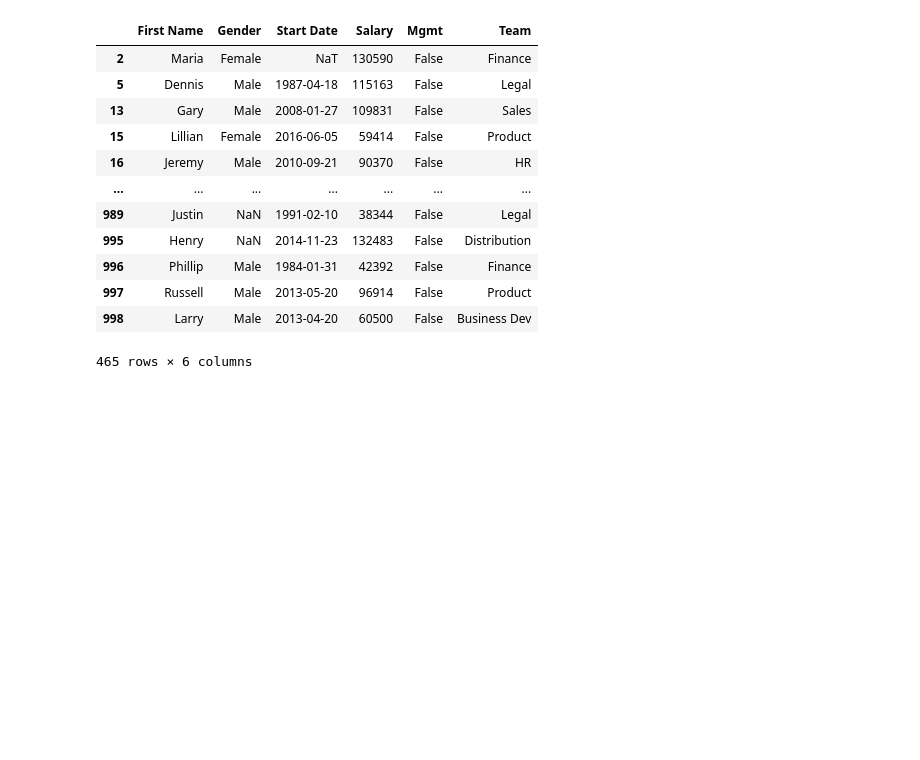
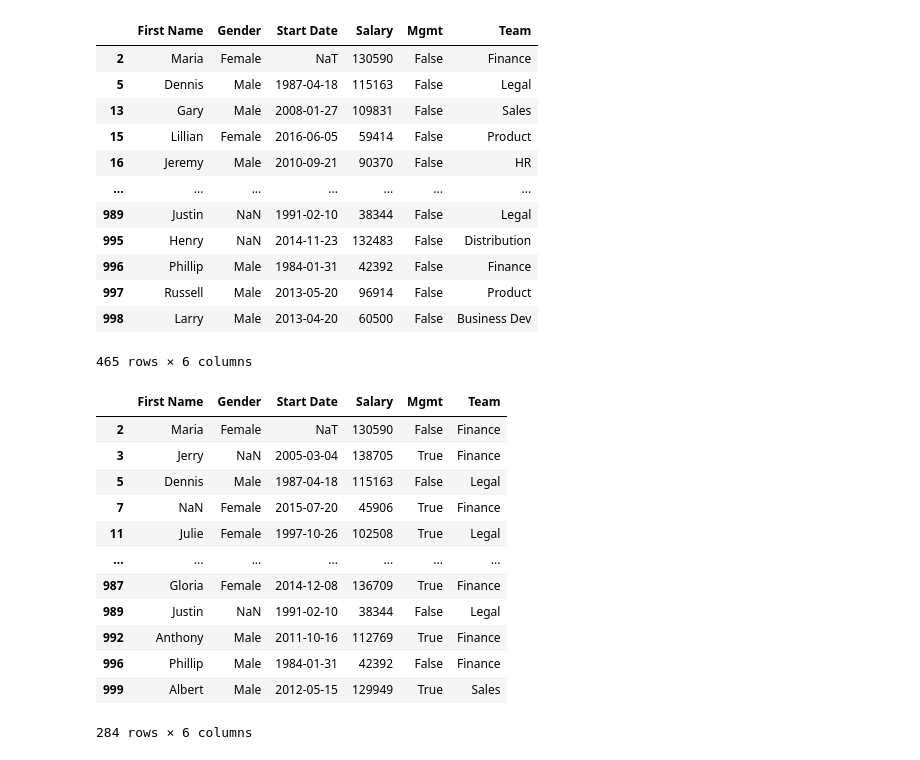
Before and after one commit to pranjalkaushik-git/pandas-in-action, a Jupyter notebook: notebooks/2. Filtering Dataframes.ipynb, the cells around one changed output. Cells and saved outputs as stored; diff of their text form; code cells hidden in the pictures; blank space fills up the shorter version.

```diff
--- a/notebooks/2. Filtering Dataframes.ipynb
+++ b/notebooks/2. Filtering Dataframes.ipynb
@@ -300,3 +300,8 @@ emp[~is_manager]
 | 997 | Russell | Male | 2013-05-20 | 96914 | False | Product |
 | 998 | Larry | Male | 2013-04-20 | 60500 | False | Business Dev |
 465 rows × 6 columns
+# %%
+#using isin method
+sales = emp['Team'] == 'Sales'
+finance = emp['Team'] == 'Finance'
+legal = emp['Team'] == 'Legal'
@@ -302,0 +311,16 @@ emp[~is_manager]
+# %%
+emp[sales | finance | legal]
+# %% [output]
+|  | First Name | Gender | Start Date | Salary | Mgmt | Team |
+| 2 | Maria | Female | NaT | 130590 | False | Finance |
+| 3 | Jerry | NaN | 2005-03-04 | 138705 | True | Finance |
+| 5 | Dennis | Male | 1987-04-18 | 115163 | False | Legal |
+| 7 | NaN | Female | 2015-07-20 | 45906 | True | Finance |
+| 11 | Julie | Female | 1997-10-26 | 102508 | True | Legal |
+| ... | ... | ... | ... | ... | ... | ... |
+| 987 | Gloria | Female | 2014-12-08 | 136709 | True | Finance |
+| 989 | Justin | NaN | 1991-02-10 | 38344 | False | Legal |
+| 992 | Anthony | Male | 2011-10-16 | 112769 | True | Finance |
+| 996 | Phillip | Male | 1984-01-31 | 42392 | False | Finance |
+| 999 | Albert | Male | 2012-05-15 | 129949 | True | Sales |
+284 rows × 6 columns
```
Also changed, not shown: parts of 23 cells of this notebook.
